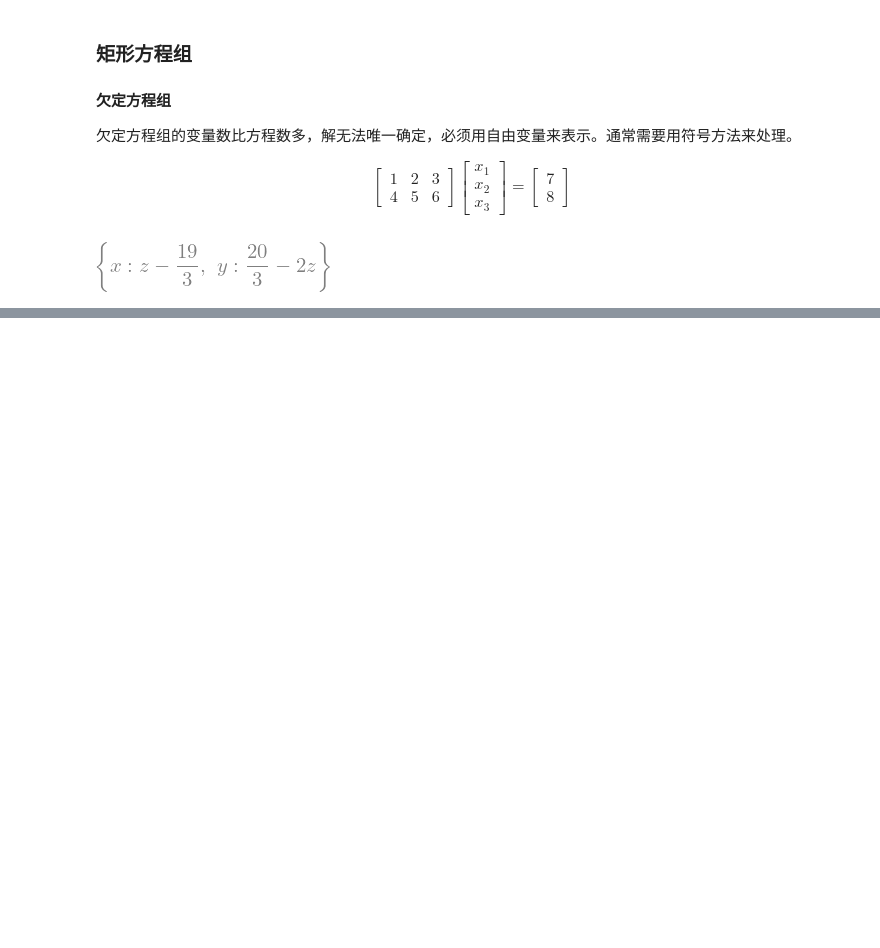
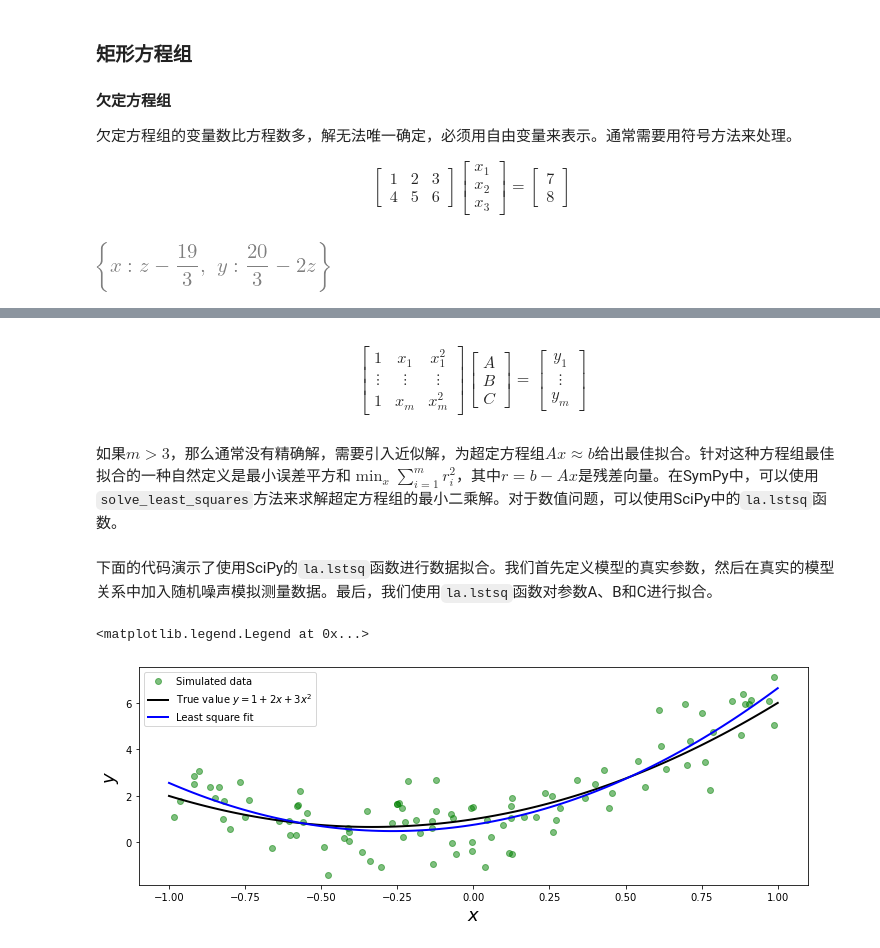
Before and after one commit to sim42/SCML, a Jupyter notebook: Chapter05/1. 方程求解.ipynb, the cells around one changed output, grey strips where cells are left out. Saved outputs shown, nothing was run; the diff lists cells and outputs as text; code cells hidden in the pictures; blank space fills up the shorter version.

```diff
--- a/Chapter05/1. 方程求解.ipynb
+++ b/Chapter05/1. 方程求解.ipynb
@@ -286,0 +309,50 @@ sympy.solve(A*x - b, x_vars)
+# %% [markdown]
+$$ \begin{bmatrix}
+1 & x_1 & x_1^2 \\
+\vdots & \vdots & \vdots \\
+1 & x_m & x_m^2
+\end{bmatrix}
+\begin{bmatrix}
+A \\
+B \\
+C
+\end{bmatrix}
+=
+\begin{bmatrix}
+y_1 \\
+\vdots \\
+y_m
+\end{bmatrix}
+$$
+# %% [markdown]
+如果$m>3$，那么通常没有精确解，需要引入近似解，为超定方程组$Ax \approx b$给出最佳拟合。针对这种方程组最佳拟合的一种自然定义是最小误差平方和$\min_x  \sum_{i=1}^{m} r_i^2 $，其中$r= b-Ax$是残差向量。在SymPy中，可以使用`solve_least_squares`方法来求解超定方程组的最小二乘解。对于数值问题，可以使用SciPy中的`la.lstsq`函数。
+# %% [markdown]
+下面的代码演示了使用SciPy的`la.lstsq`函数进行数据拟合。我们首先定义模型的真实参数，然后在真实的模型关系中加入随机噪声模拟测量数据。最后，我们使用`la.lstsq`函数对参数A、B和C进行拟合。
+# %%
+np.random.seed(1234)
+
+# define true model parameters
+x = np.linspace(-1, 1, 100)
+a, b, c = 1, 2, 3
+y_exact = a + b * x + c * x**2
+
+# simulate noisy data points
+m = 100
+X = 1 - 2 * np.random.rand(m)
+Y = a + b * X + c * X**2 + np.random.randn(m)
+
+# fit the data to the model using linear least square
+A = np.vstack([X**0, X**1, X**2])  # see np.vander for alternative
+sol, r, rank, sv = la.lstsq(A.T, Y)
+y_fit = sol[0] + sol[1] * x + sol[2] * x**2
+fig, ax = plt.subplots(figsize=(12, 4))
+
+ax.plot(X, Y, 'go', alpha=0.5, label='Simulated data')
+ax.plot(x, y_exact, 'k', lw=2, label='True value $y = 1 + 2x + 3x^2$')
+ax.plot(x, y_fit, 'b', lw=2, label='Least square fit')
+ax.set_xlabel(r"$x$", fontsize=18)
+ax.set_ylabel(r"$y$", fontsize=18)
+ax.legend(loc=2)
+# %% [output]
+<matplotlib.legend.Legend at 0x...>
+[figure, added]
```
Also changed, not shown: parts of 49 cells of this notebook, 8 other files.
